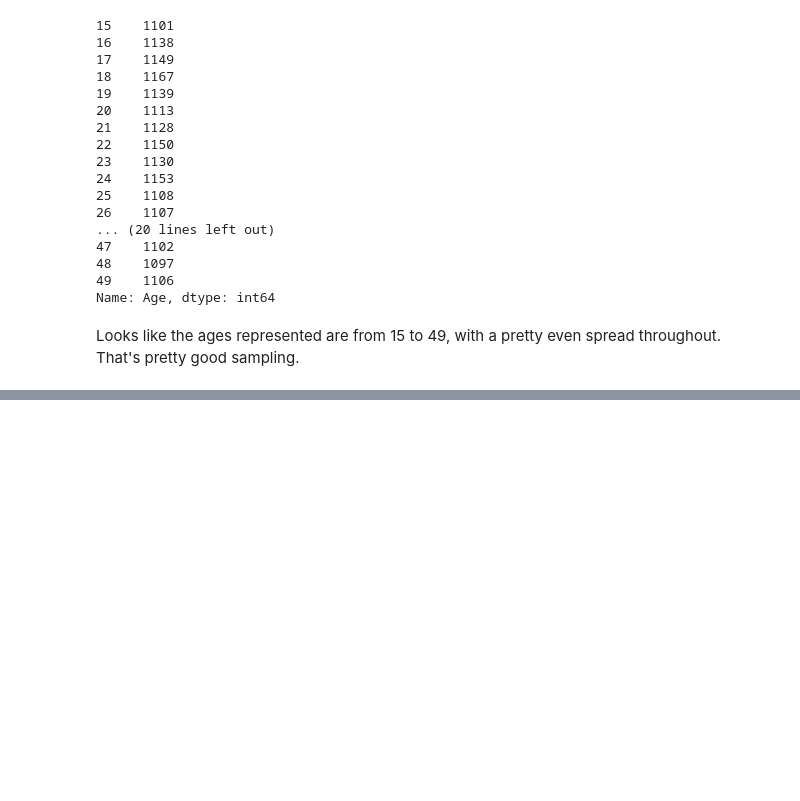
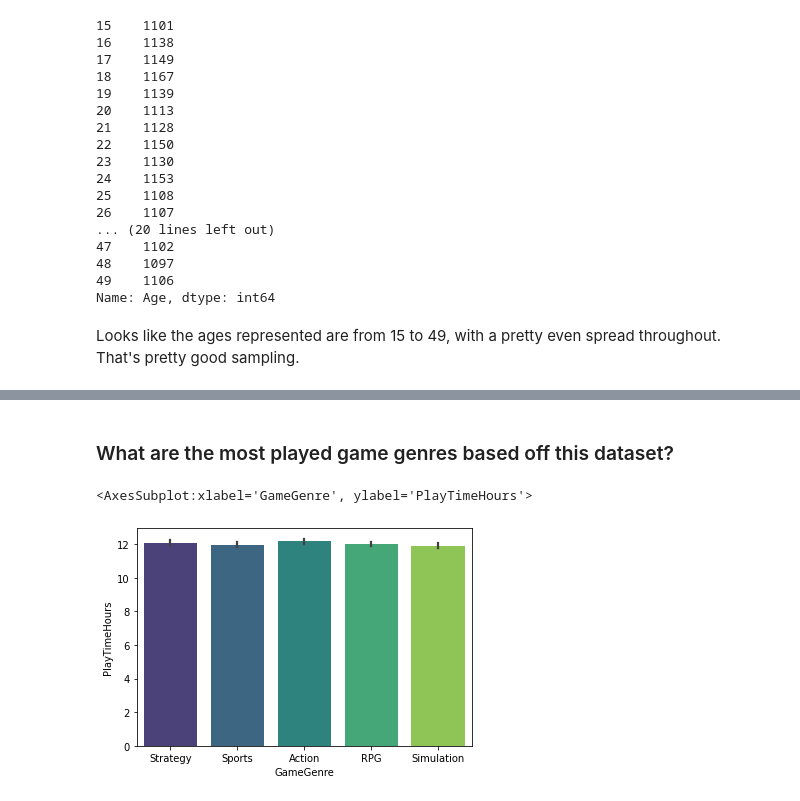
Before and after one commit to dmm4613/online-gaming-behavior-eda, a Jupyter notebook: online-gaming-behavior-eda.ipynb, the cells around one changed output, grey strips where cells are left out. Drawn from its saved outputs; the diff is of its cells as text; code cells hidden in the pictures; blank space fills up the shorter version.

```diff
--- a/online-gaming-behavior-eda.ipynb
+++ b/online-gaming-behavior-eda.ipynb
@@ -188,0 +217,7 @@ Looks like the ages represented are from 15 to 49, with a pretty even spread thr
+# %% [markdown]
+### What are the most played game genres based off this dataset?
+# %%
+sns.barplot(data=df, x='GameGenre', y='PlayTimeHours', hue='GameGenre', palette='viridis')
+# %% [output]
+<AxesSubplot:xlabel='GameGenre', ylabel='PlayTimeHours'>
+[figure, added]
```
Also changed, not shown: parts of 32 cells of this notebook.
